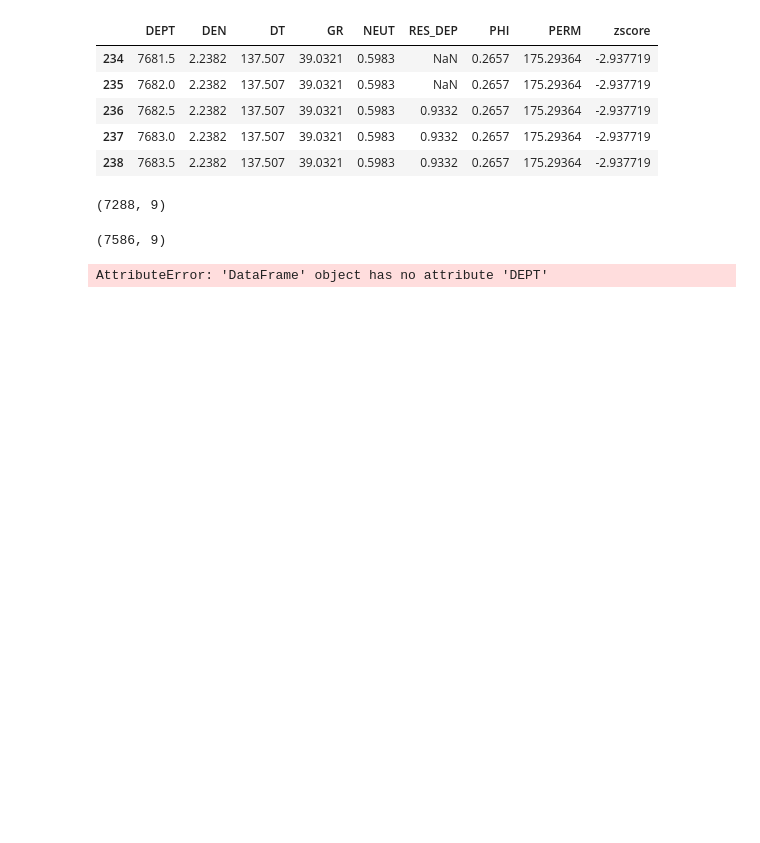
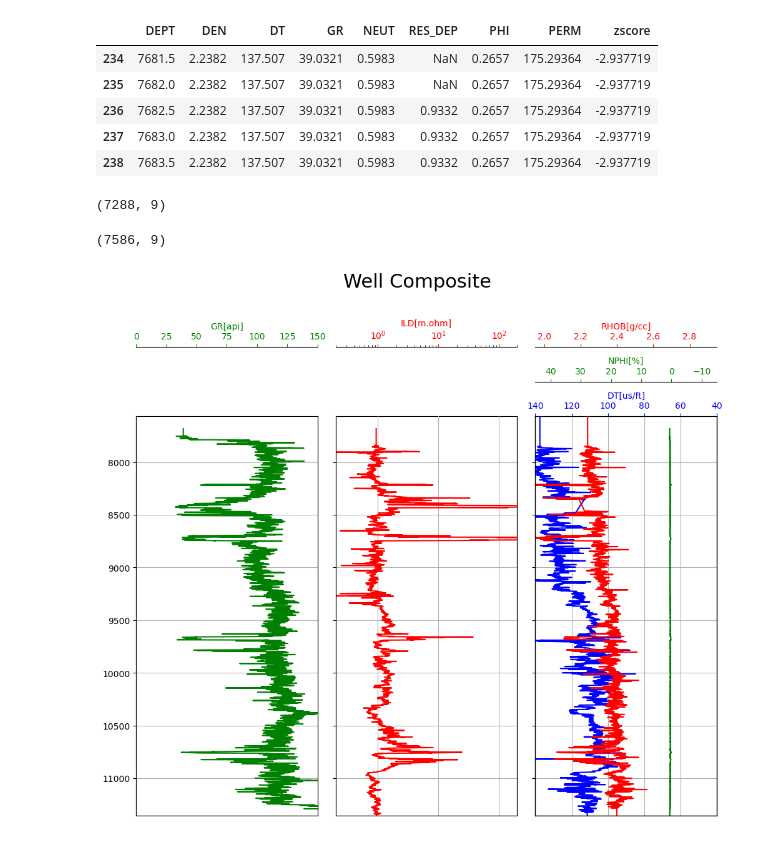
Before and after one commit to Egbetimmy/MSc-Project, a Jupyter notebook: data engineering.ipynb, the cells around one changed output. Drawn from its saved outputs; the diff is of its cells as text; code cells hidden in the pictures; blank space fills up the shorter version.

```diff
--- a/data engineering.ipynb
+++ b/data engineering.ipynb
@@ -259,7 +260,7 @@ tops_depths = (1508.76, 1889.76, 1954.92, 2094.59, 2182.99, 2349.8, 2559.63, 262
 # Create the figure and subplots
 def triple_combo_plot(top_depth,bottom_depth):
 
-    logs=df[(df.DEPT >= top_depth) & (df.DEPT <= bottom_depth)]
+    logs=df[(df.Depth >= top_depth) & (df.Depth <= bottom_depth)]
     fig, ax = plt.subplots(nrows=1, ncols=3, figsize=(12,10), sharey=True)
     fig.suptitle("Well Composite", fontsize=22)
     fig.subplots_adjust(top=0.75,wspace=0.1)
@@ -297,7 +298,7 @@ def triple_combo_plot(top_depth,bottom_depth):
 
     ax03=ax[0].twiny()
     ax03.set_xlim(0,150)
-    ax03.plot(logs.GR, logs.DEPT, label='GR[api]', color='green')
+    ax03.plot(logs['Gamma Ray'], logs.Depth, label='GR[api]', color='green')
     ax03.spines['top'].set_position(('outward',80))
     ax03.set_xlabel('GR[api]',color='green')
     ax03.tick_params(axis='x', colors='green')
@@ -310,7 +311,7 @@ def triple_combo_plot(top_depth,bottom_depth):
     ax11.grid(True)
     ax11.spines['top'].set_position(('outward',80))
     ax11.set_xlabel('ILD[m.ohm]', color='red')
-    ax11.plot(logs.RES_DEP, logs.DEPT, label='ILD[m.ohm]', color='red')
+    ax11.plot(logs['Deep Resistivity'], logs.Depth, label='ILD[m.ohm]', color='red')
     ax11.tick_params(axis='x', colors='red')
 
 #    ax12=ax[1].twiny()
@@ -338,21 +339,21 @@ def triple_combo_plot(top_depth,bottom_depth):
     ax21.set_xlim(140,40)
     ax21.spines['top'].set_position(('outward',0))
     ax21.set_xlabel('DT[us/ft]')
-    ax21.plot(logs.DT, logs.DEPT, label='DT[us/ft]', color='blue')
+    ax21.plot(logs.Sonic, logs.Depth, label='DT[us/ft]', color='blue')
     ax21.set_xlabel('DT[us/ft]', color='blue')
     ax21.tick_params(axis='x', colors='blue')
 
     ax22=ax[2].twiny()
     ax22.set_xlim(-15,45)
     ax22.invert_xaxis()
-    ax22.plot(logs.NEUT, logs.DEPT, label='NPHI[%]', color='green')
+    ax22.plot(logs.Neutron, logs.Depth, label='NPHI[%]', color='green')
     ax22.spines['top'].set_position(('outward',40))
     ax22.set_xlabel('NPHI[%]', color='green')
     ax22.tick_params(axis='x', colors='green')
 
     ax23=ax[2].twiny()
     ax23.set_xlim(1.95,2.95)
-    ax23.plot(logs.DEN, logs.DEPT ,label='RHOB[g/cc]', color='red')
+    ax23.plot(logs.Density, logs.Depth ,label='RHOB[g/cc]', color='red')
     ax23.spines['top'].set_position(('outward',80))
     ax23.set_xlabel('RHOB[g/cc]',color='red')
     ax23.tick_params(axis='x', colors='red')
@@ -362,9 +363,9 @@ def triple_combo_plot(top_depth,bottom_depth):
 
 
     #plt.savefig ('triple_combo_plot.png', dpi=200, format='png')
-# %%
-#%matplotlib nbagg
-
-triple_combo_plot(data.DEPT.min(),data.DEPT.max())
-# %% [output]
-AttributeError: 'DataFrame' object has no attribute 'DEPT'
+# %%
+#%matplotlib nbagg
+
+triple_combo_plot(data.Depth.min(),data.Depth.max())
+# %% [output]
+[figure, added]
```
Also changed, not shown: parts of 15 cells of this notebook.
